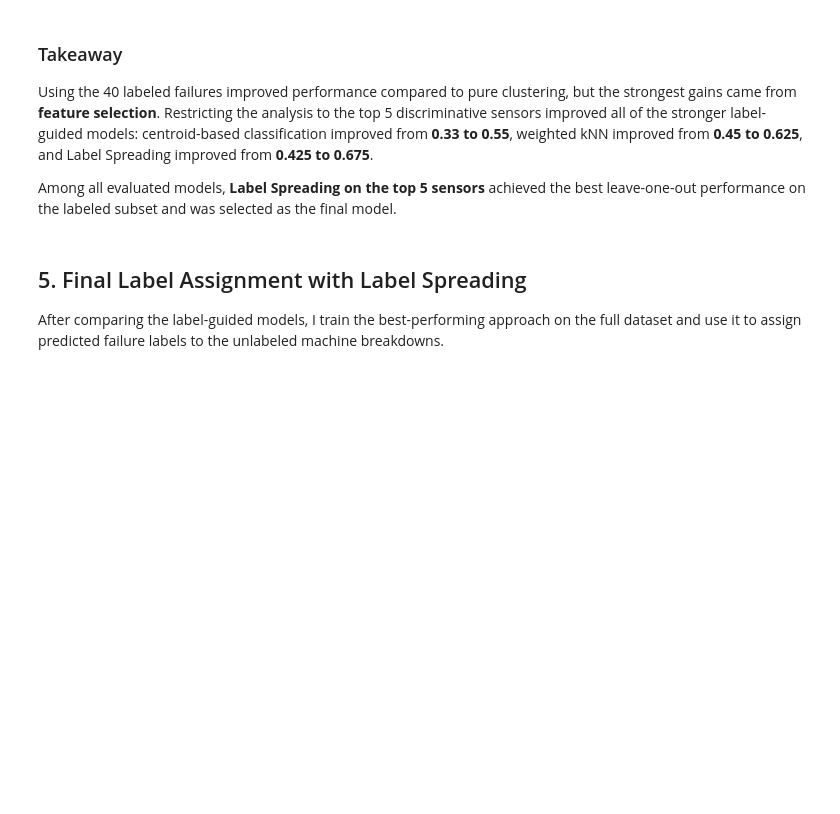
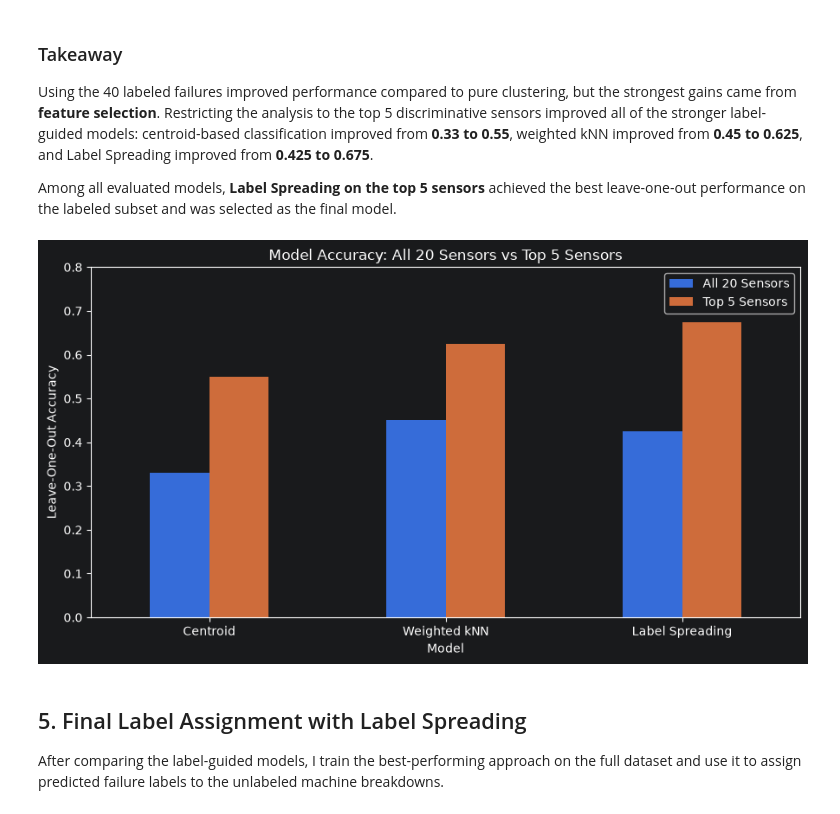
Before and after one commit to hadareal/sensor-failure-clustering, a Jupyter notebook: notebook/01_sensor_clustering.ipynb, the cells around one changed output. Drawn from its saved outputs; the diff is of its cells as text; code cells hidden in the pictures; blank space fills up the shorter version.

```diff
--- a/notebook/01_sensor_clustering.ipynb
+++ b/notebook/01_sensor_clustering.ipynb
@@ -1190,6 +1235,26 @@ Using the 40 labeled failures improved performance compared to pure clustering,
 Restricting the analysis to the top 5 discriminative sensors improved all of the stronger label-guided models: centroid-based classification improved from **0.33 to 0.55**, weighted kNN improved from **0.45 to 0.625**, and Label Spreading improved from **0.425 to 0.675**.
 
 Among all evaluated models, **Label Spreading on the top 5 sensors** achieved the best leave-one-out performance on the labeled subset and was selected as the final model.
+# %%
+import pandas as pd
+import matplotlib.pyplot as plt
+
+comparison_df = pd.DataFrame({
+    "Model": ["Centroid", "Weighted kNN", "Label Spreading"],
+    "All 20 Sensors": [0.33, 0.45, 0.425],
+    "Top 5 Sensors": [0.55, 0.625, 0.675],
+})
+
+ax = comparison_df.set_index("Model").plot(kind="bar", figsize=(9, 5))
+plt.title("Model Accuracy: All 20 Sensors vs Top 5 Sensors")
+plt.ylabel("Leave-One-Out Accuracy")
+plt.ylim(0, 0.8)
+plt.xticks(rotation=0)
+plt.tight_layout()
+plt.savefig("../outputs/model_comparison_accuracy.png", dpi=300, bbox_inches="tight")
+plt.show()
+# %% [output]
+[figure, added]
 # %% [markdown]
 ## 5. Final Label Assignment with Label Spreading
 
```
Also changed, not shown: parts of 4 cells of this notebook, 4 other files.
